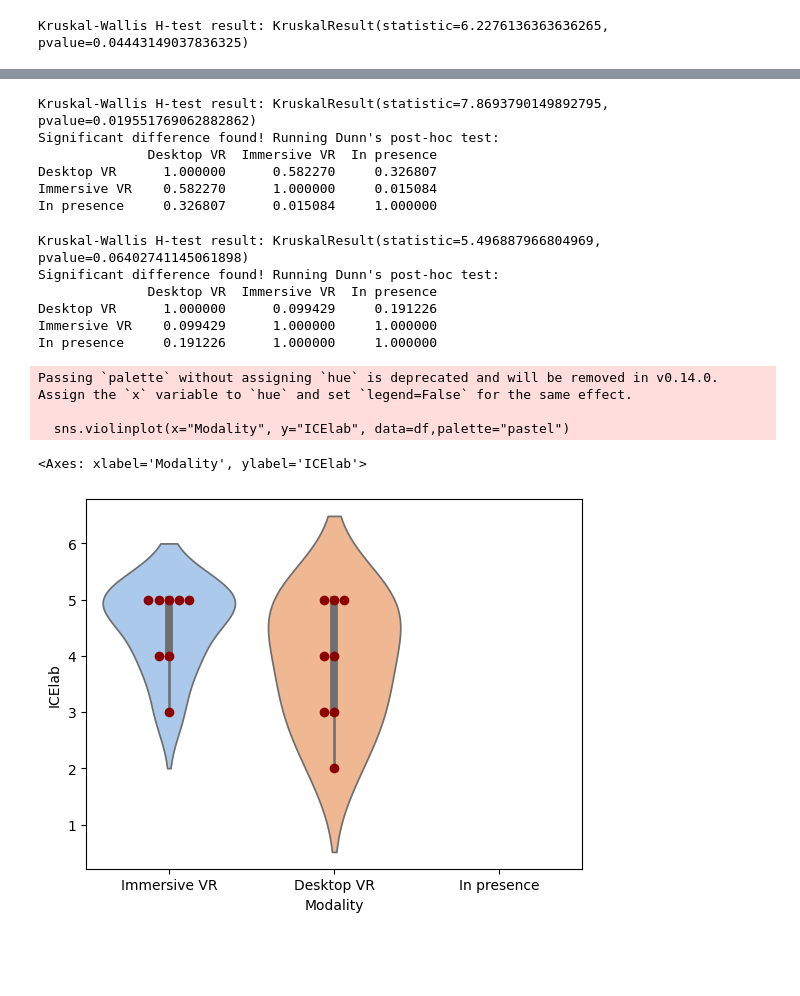
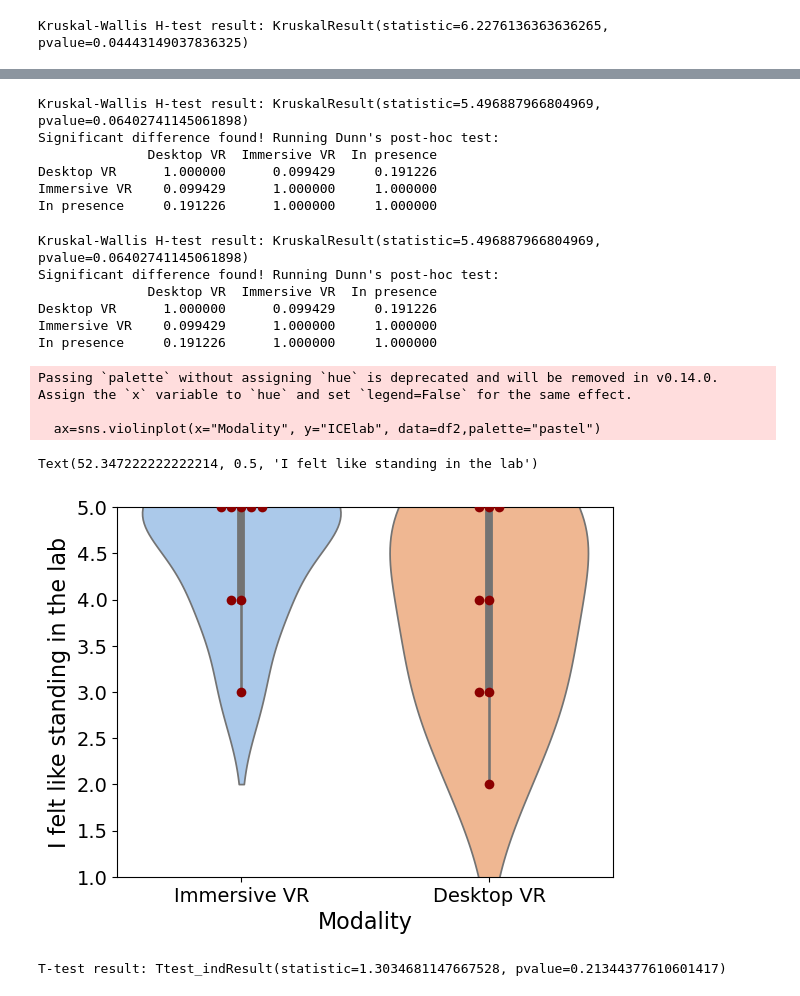
Before and after one commit to univr-GRAIL/analisys_viroo, a Jupyter notebook: charts.ipynb, the cells around one changed output, grey strips where cells are left out. Cells and saved outputs as stored; diff of their text form; code cells hidden in the pictures; blank space fills up the shorter version.

```diff
--- a/charts.ipynb
+++ b/charts.ipynb
@@ -2,8 +2,17 @@
 import pandas as pd
 import seaborn as sns
 from scipy import stats
+import matplotlib.pyplot as plt
 
+plt.rcParams.update({
+    "axes.labelsize": 16,   # x/y labels
+    "xtick.labelsize": 14,  # x ticks
+    "ytick.labelsize": 14,  # y ticks
+    "legend.fontsize": 14,
+    "axes.titlesize": 18
+})
 df = pd.read_excel("data/simplified.xlsx")
 
 
 df.head()
+df2=df[df["Modality"].isin(["Immersive VR", "Desktop VR"])]
@@ -164,20 +266,20 @@ Passing `palette` without assigning `hue` is deprecated and will be removed in v
 # %%
-kruskal_result = stats.kruskal(df[df["Modality"] == "Immersive VR"]["visualize"],
-                         df[df["Modality"] == "Desktop VR"]["visualize"],
-                         df[df["Modality"] == "In presence"]["visualize"])
+kruskal_result = stats.kruskal(df[df["Modality"] == "Immersive VR"]["spark"],
+                         df[df["Modality"] == "Desktop VR"]["spark"],
+                         df[df["Modality"] == "In presence"]["spark"])
 print("Kruskal-Wallis H-test result:", kruskal_result)
 
 import scikit_posthocs as sp
 print("Significant difference found! Running Dunn's post-hoc test:")
-posthoc_results = sp.posthoc_dunn(df, val_col='visualize', group_col='Modality', p_adjust='bonferroni')
+posthoc_results = sp.posthoc_dunn(df, val_col='spark', group_col='Modality', p_adjust='bonferroni')
 print(posthoc_results)
 # %% [output]
-Kruskal-Wallis H-test result: KruskalResult(statistic=7.8693790149892795, pvalue=0.019551769062882862)
+Kruskal-Wallis H-test result: KruskalResult(statistic=5.496887966804969, pvalue=0.06402741145061898)
 Significant difference found! Running Dunn's post-hoc test:
               Desktop VR  Immersive VR  In presence
-Desktop VR      1.000000      0.582270     0.326807
-Immersive VR    0.582270      1.000000     0.015084
-In presence     0.326807      0.015084     1.000000
+Desktop VR      1.000000      0.099429     0.191226
+Immersive VR    0.099429      1.000000     1.000000
+In presence     0.191226      1.000000     1.000000
 # %%
 kruskal_result = stats.kruskal(df[df["Modality"] == "Immersive VR"]["spark"],
                          df[df["Modality"] == "Desktop VR"]["spark"],
@@ -196,13 +298,21 @@ Desktop VR      1.000000      0.099429     0.191226
 Immersive VR    0.099429      1.000000     1.000000
 In presence     0.191226      1.000000     1.000000
 # %%
-sns.violinplot(x="Modality", y="ICElab", data=df,palette="pastel")
-sns.swarmplot(x="Modality", y="ICElab",color="darkred",size=7,data=df)
+ax=sns.violinplot(x="Modality", y="ICElab", data=df2,palette="pastel")
+sns.swarmplot(x="Modality", y="ICElab",color="darkred",size=7,data=df2)
+ax.set_ylim(1, 5)
+ax.set_ylabel("I felt like standing in the lab")
 # sns.boxplot(x="Modality", y="Knowledge acquisition", data=df, showmeans=False,
             # showcaps=False, showbox=False, showfliers=False, medianprops={"color": "grey", "linewidth": 2})
 # %% [output]
 Passing `palette` without assigning `hue` is deprecated and will be removed in v0.14.0. Assign the `x` variable to `hue` and set `legend=False` for the same effect.
 
-  sns.violinplot(x="Modality", y="ICElab", data=df,palette="pastel")
+  ax=sns.violinplot(x="Modality", y="ICElab", data=df2,palette="pastel")
-<Axes: xlabel='Modality', ylabel='ICElab'>
+Text(52.347222222222214, 0.5, 'I felt like standing in the lab')
-[figure, old version]
+[figure, new version]
+# %%
+ttest = stats.mstats.ttest_ind(df[df["Modality"] == "Immersive VR"]["ICElab"],
+                         df[df["Modality"] == "Desktop VR"]["ICElab"])
+print("T-test result:", ttest)
+# %% [output]
+T-test result: Ttest_indResult(statistic=1.3034681147667528, pvalue=0.21344377610601417)
```
Also changed, not shown: parts of 25 cells of this notebook, 10 other files.
